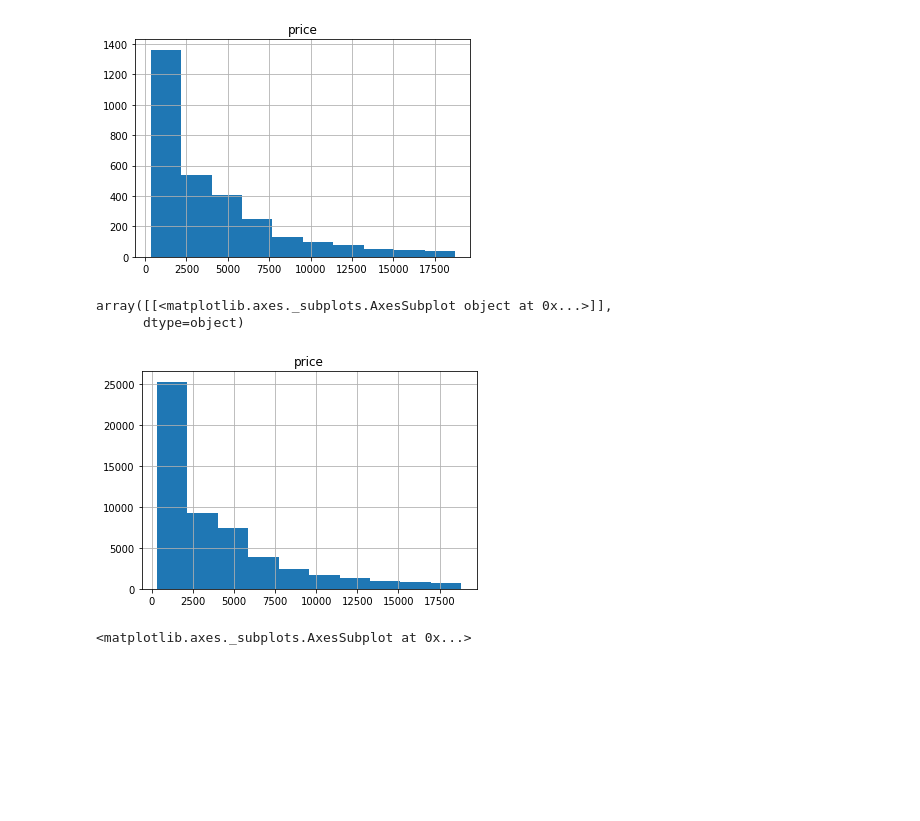
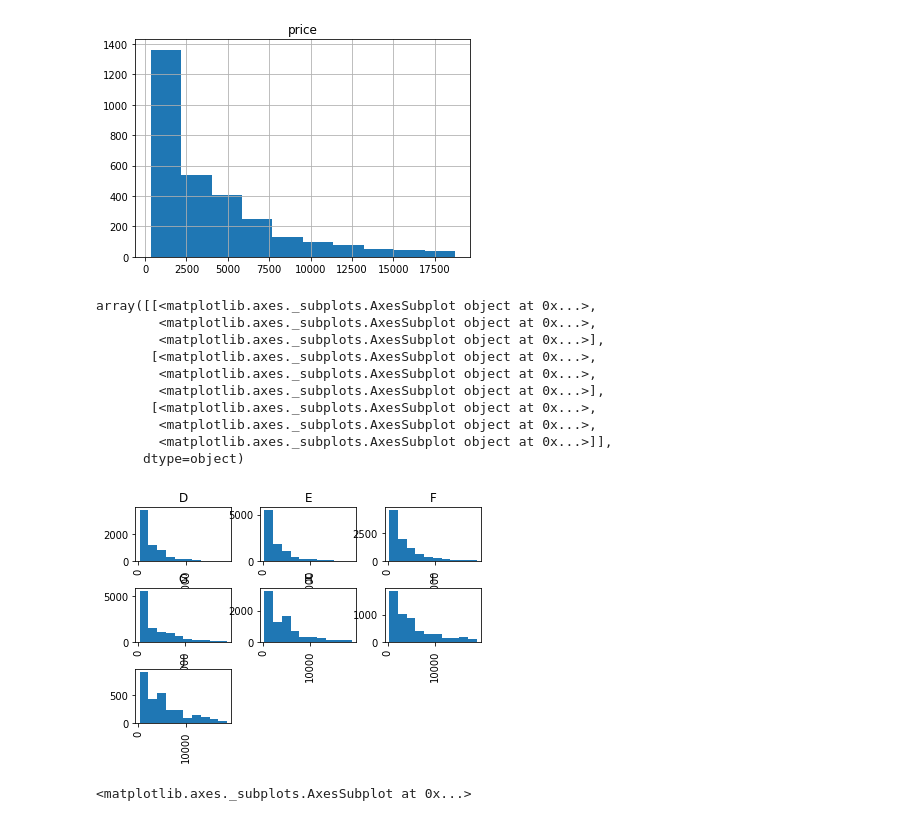
Before and after one commit to michelebazana/Big-Data-Science, a Jupyter notebook: Aula_2_Curso_Big_Data_Science_Estatística_Descritiva.ipynb, the cells around one changed output. Saved outputs shown, nothing was run; the diff lists cells and outputs as text; code cells hidden in the pictures; blank space fills up the shorter version.

```diff
--- a/Aula_2_Curso_Big_Data_Science_Estatística_Descritiva.ipynb
+++ b/Aula_2_Curso_Big_Data_Science_Estatística_Descritiva.ipynb
@@ -154,12 +154,20 @@ a3[['price']].hist()
 array([[<matplotlib.axes._subplots.AxesSubplot object at 0x...>]],
       dtype=object)
 [figure]
-# %%
-df[['price']].hist()
-# %% [output]
-array([[<matplotlib.axes._subplots.AxesSubplot object at 0x...>]],
-      dtype=object)
-[figure, removed]
+# %%
+df.hist(by='color', column='price')
+# %% [output]
+array([[<matplotlib.axes._subplots.AxesSubplot object at 0x...>,
+        <matplotlib.axes._subplots.AxesSubplot object at 0x...>,
+        <matplotlib.axes._subplots.AxesSubplot object at 0x...>],
+       [<matplotlib.axes._subplots.AxesSubplot object at 0x...>,
+        <matplotlib.axes._subplots.AxesSubplot object at 0x...>,
+        <matplotlib.axes._subplots.AxesSubplot object at 0x...>],
+       [<matplotlib.axes._subplots.AxesSubplot object at 0x...>,
+        <matplotlib.axes._subplots.AxesSubplot object at 0x...>,
+        <matplotlib.axes._subplots.AxesSubplot object at 0x...>]],
+      dtype=object)
+[figure, added]
 # %%
 # BoxPlot
 df.boxplot(['price'])
```
Also changed, not shown: parts of 4 cells of this notebook.
